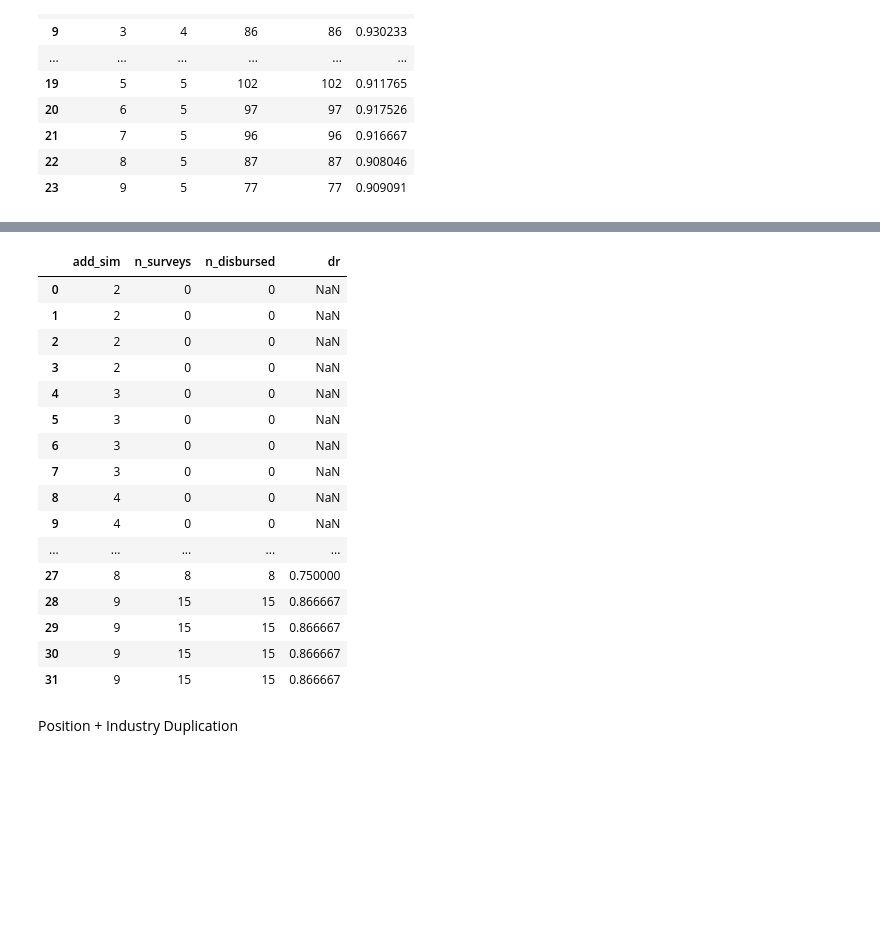
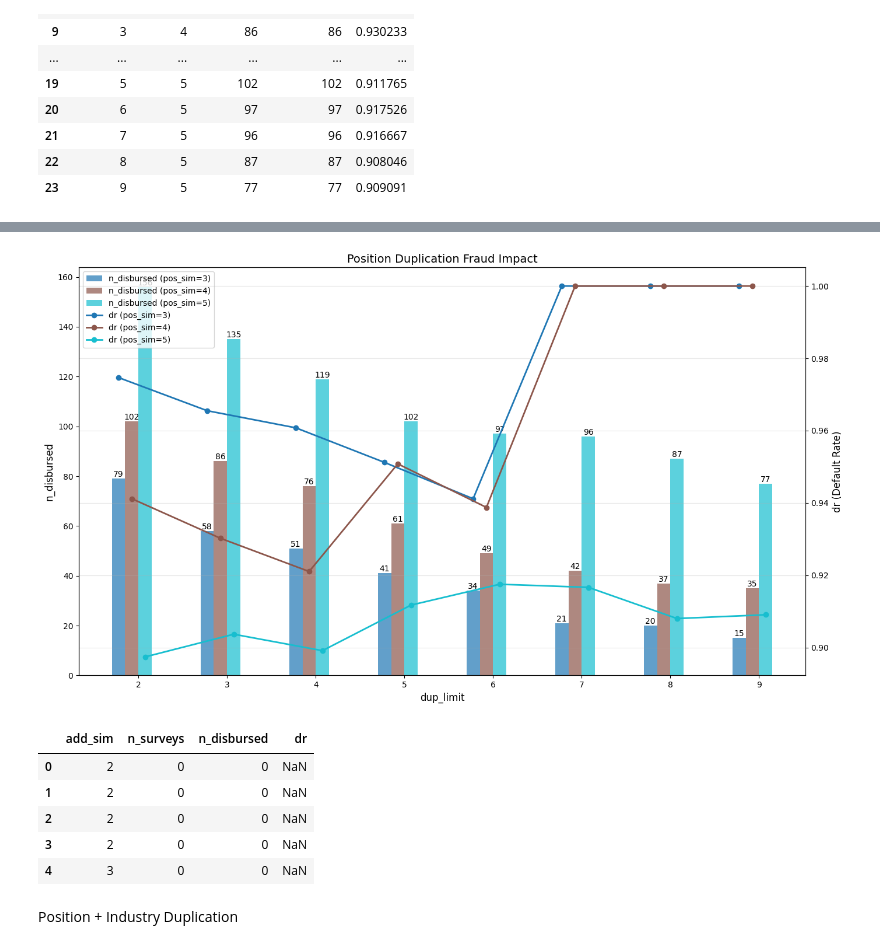
Before and after one commit to missjossy/Data-Research-Code, a Jupyter notebook: fraud/notebooks/uganda-case.ipynb, the cells around one changed output, grey strips where cells are left out. Cells and saved outputs as stored; diff of their text form; code cells hidden in the pictures; blank space fills up the shorter version.

```diff
--- a/fraud/notebooks/uganda-case.ipynb
+++ b/fraud/notebooks/uganda-case.ipynb
@@ -43,0 +71,15 @@ df = df.drop('TIME', axis=1)
+# %%
+records = []
+for i in range(2, 7):
+    output = defaultdict(list)
+    res = jaro_win_multi(df, 15, 0.75, 0.75, i)
+    res['dup_limit'] = i
+    output['dup_limit'] = i
+    output['sim_threshold'] = 0.75
+    output['n_surveys'] = res['CLIENT_ID'].count()
+    output['n_disbursed'] = res['DISBURSED'].sum()
+    output['dr'] = res['DR1'].sum()/res['DISBURSED'].sum()
+    records.append(output)
+address_dup_fraud = res.copy()
+
+output1 = pd.DataFrame(records)
@@ -43,0 +91,14 @@ df = df.drop('TIME', axis=1)
+# %%
+records = []
+for i in range(2, 6):
+    #for j in [0.75, 0.80, 0.85]:
+    output = defaultdict(list)
+    res = lev_win_multi(df, 15, 3, 4, i)
+    res['dup_limit'] = i
+    # res['pos_sim'] = j
+    output['dup_limit'] = i
+    # output['pos_sim'] = j
+    output['n_surveys'] = res['CLIENT_ID'].count()
+    output['n_disbursed'] = res['DISBURSED'].sum()
+    output['dr'] = res['DR1'].sum()/res['DISBURSED'].sum()
+    records.append(output)
@@ -132,3 +151,7 @@ plt.show()
+# %%
+add_multi_chart(output1, 'Position Duplication Fraud Impact', 'dup_limit', 'pos_sim')
+# %% [output]
+[figure, added]
 # %%
 
 records = []
@@ -143,25 +166,14 @@ for i in range(2, 10):
         records.append(output)
 results = pd.DataFrame(records)
 # %%
-results
+results.head()
 # %% [output]
 |  | add_sim | n_surveys | n_disbursed | dr |
 | 0 | 2 | 0 | 0 | NaN |
 | 1 | 2 | 0 | 0 | NaN |
 | 2 | 2 | 0 | 0 | NaN |
 | 3 | 2 | 0 | 0 | NaN |
 | 4 | 3 | 0 | 0 | NaN |
-| 5 | 3 | 0 | 0 | NaN |
-| 6 | 3 | 0 | 0 | NaN |
-| 7 | 3 | 0 | 0 | NaN |
-| 8 | 4 | 0 | 0 | NaN |
-| 9 | 4 | 0 | 0 | NaN |
-| ... | ... | ... | ... | ... |
-| 27 | 8 | 8 | 8 | 0.750000 |
-| 28 | 9 | 15 | 15 | 0.866667 |
-| 29 | 9 | 15 | 15 | 0.866667 |
-| 30 | 9 | 15 | 15 | 0.866667 |
-| 31 | 9 | 15 | 15 | 0.866667 |
 # %% [markdown]
 Position + Industry Duplication
 # %%
```
Also changed, not shown: parts of 17 cells of this notebook, 24 other files.
